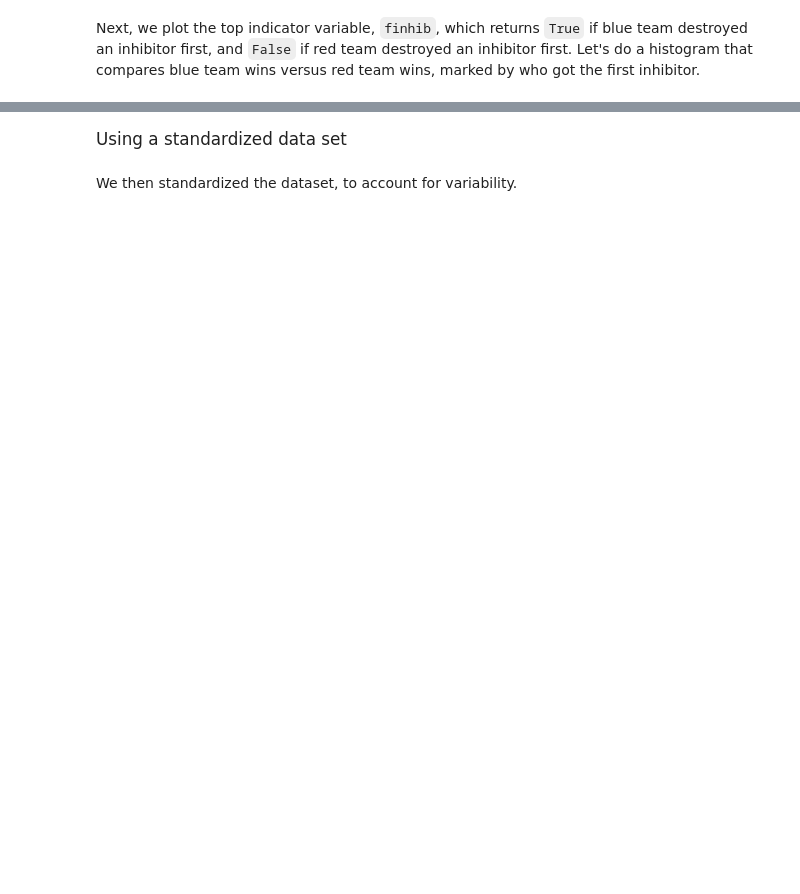
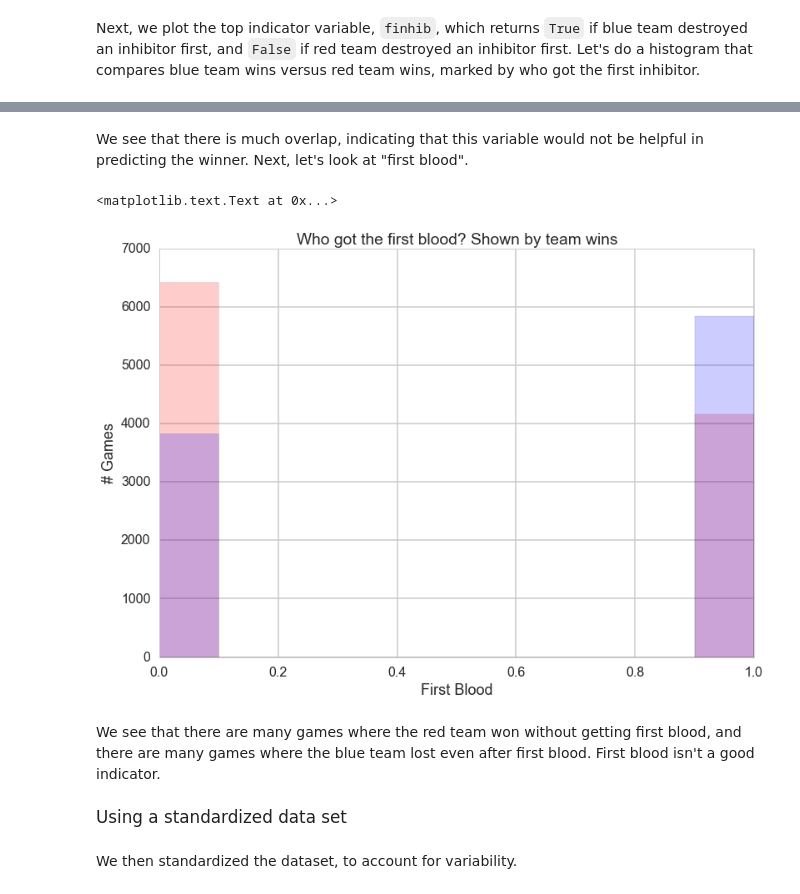
Before and after one commit to bchang823/109final, a Jupyter notebook: leorandomforestwmarkdown.ipynb, the cells around one changed output, grey strips where cells are left out. Cells and saved outputs as stored; diff of their text form; code cells hidden in the pictures; blank space fills up the shorter version.

```diff
--- a/leorandomforestwmarkdown.ipynb
+++ b/leorandomforestwmarkdown.ipynb
@@ -291,3 +308,17 @@ plt.title('Who got the first inhibitor? Shown by team wins.')
+# %% [markdown]
+We see that there is much overlap, indicating that this variable would not be helpful in predicting the winner. Next, let's look at "first blood".
+# %%
+#all games, shown by team wins
+plt.hist(np.array(redwins['fblood']), color = 'r', alpha = 0.2)
+plt.hist(np.array(bluewins['fblood']), color = 'b', alpha = 0.2)
+plt.ylabel('# Games', fontsize = 18)
+plt.xlabel('First Blood', fontsize = 18)
+plt.title('Who got the first blood? Shown by team wins')
+# %% [output]
+<matplotlib.text.Text at 0x...>
+[figure, added]
+# %% [markdown]
+We see that there are many games where the red team won without getting first blood, and there are many games where the blue team lost even after first blood. First blood isn't a good indicator.
 # %% [markdown]
 <span style = "font-size: 1.2em"> Using a standardized data set </span>
 # %% [markdown]
```
Also changed, not shown: parts of 23 cells of this notebook.
